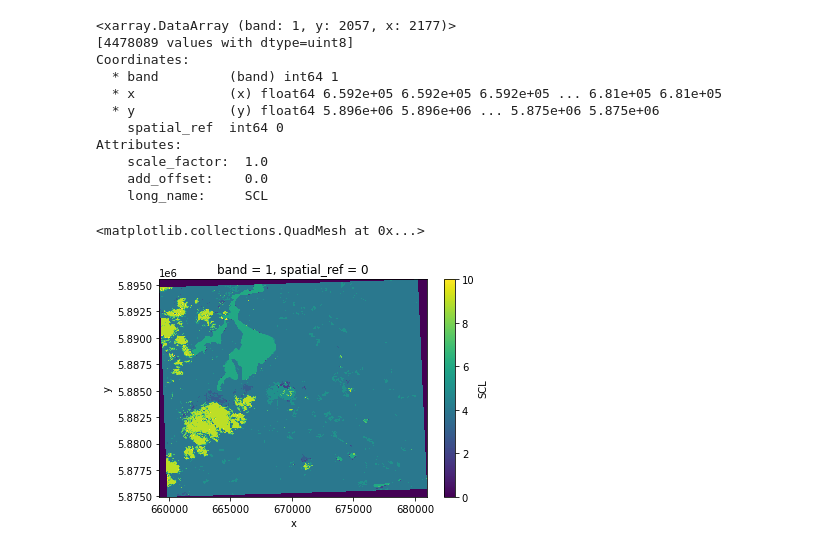
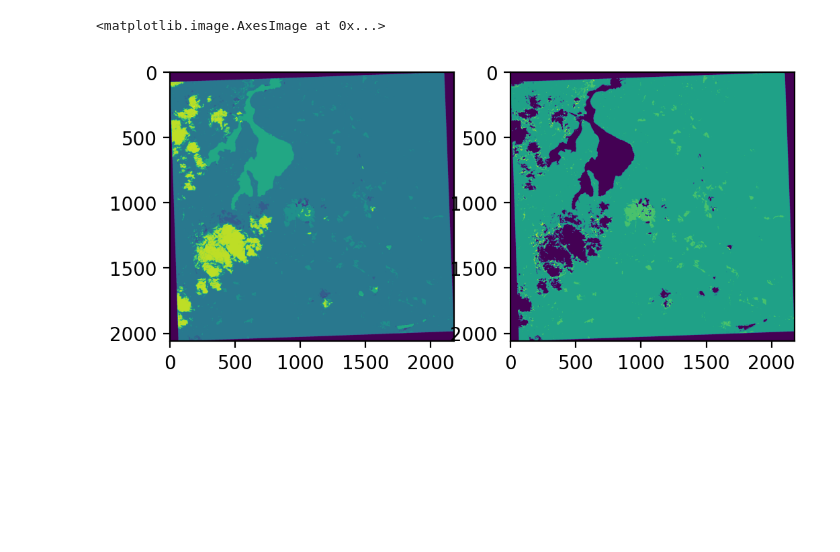
Before and after one commit to KenanBolat/cloud_mask_replacement, a Jupyter notebook: apply_cloud_mask_notebook.ipynb, the cells around one changed output. Saved outputs shown, nothing was run; the diff lists cells and outputs as text; code cells hidden in the pictures; blank space fills up the shorter version.

```diff
--- a/apply_cloud_mask_notebook.ipynb
+++ b/apply_cloud_mask_notebook.ipynb
@@ -16,21 +16,17 @@ file_bands = os.path.join(processing_path, bands_filename)
 #read and display mask data
 scl_data = read_raster_data_xr(file_scl)
 scl_data
+filter_values = (scl_data == VEGETATION) | (scl_data == NOT_VEGETATED) | (scl_data == UNCLASSIFIED)
+mask = scl_data.where(filter_values, 0)
-# %% [output]
-<xarray.DataArray (band: 1, y: 2057, x: 2177)>
-[4478089 values with dtype=uint8]
-Coordinates:
-  * band         (band) int64 1
-  * x            (x) float64 6.592e+05 6.592e+05 6.592e+05 ... 6.81e+05 6.81e+05
-  * y            (y) float64 5.896e+06 5.896e+06 ... 5.875e+06 5.875e+06
-    spatial_ref  int64 0
-Attributes:
-    scale_factor:  1.0
-    add_offset:    0.0
-    long_name:     SCL
-# %%
-scl_data.plot()
-# %% [output]
-<matplotlib.collections.QuadMesh at 0x...>
-[figure, removed]
+# %%
+# Compare masked vs un-masked SCL data visually
+fig, axs = plt.subplots(1, 2)
+plt.rcParams['figure.figsize'] = [8, 8]
+plt.rcParams['figure.dpi'] = 200
+
+axs[0].imshow(scl_data[0])
+axs[1].imshow(mask[0])
+# %% [output]
+<matplotlib.image.AxesImage at 0x...>
+[figure, added]
 # %%
```
Also changed, not shown: parts of 6 cells of this notebook, 2 other files.
